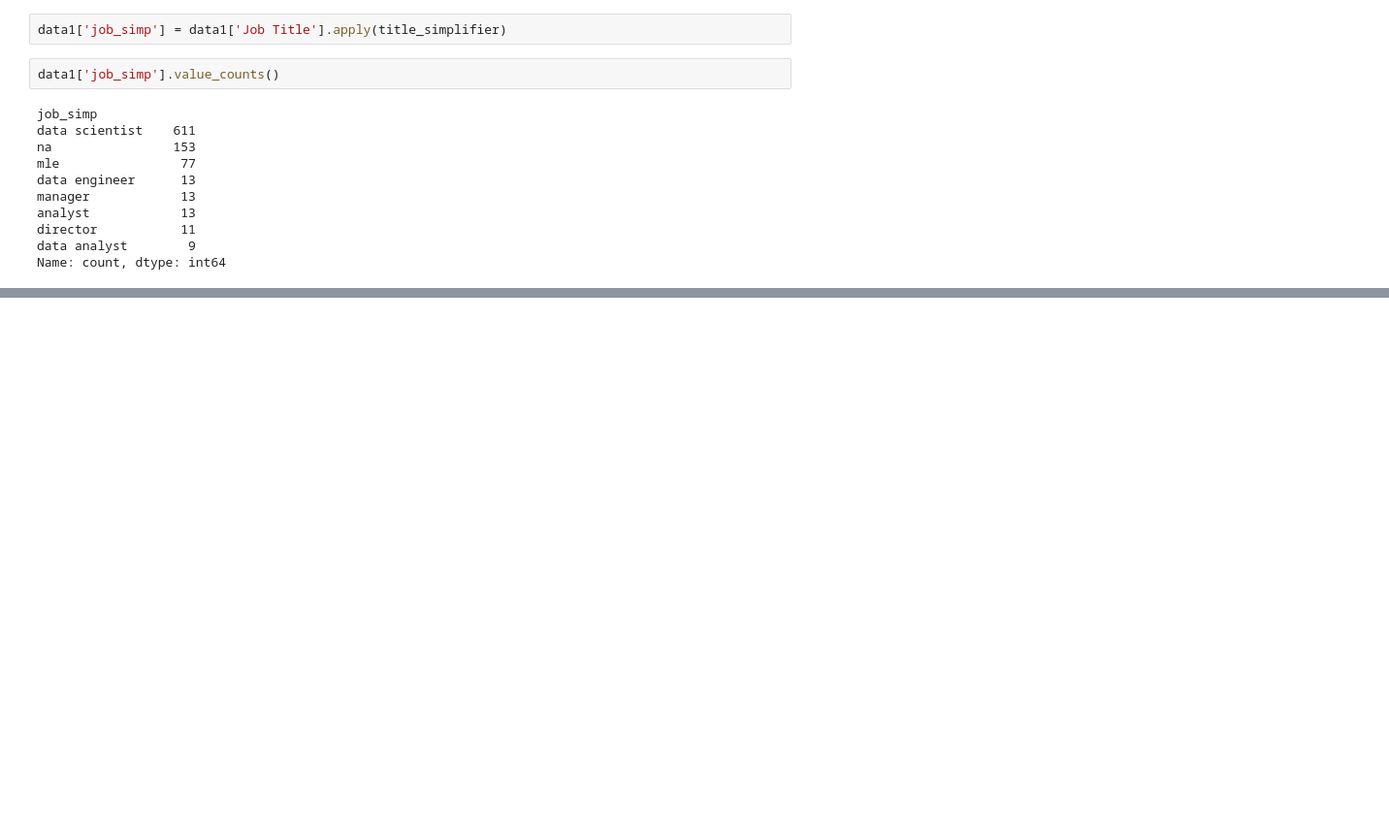
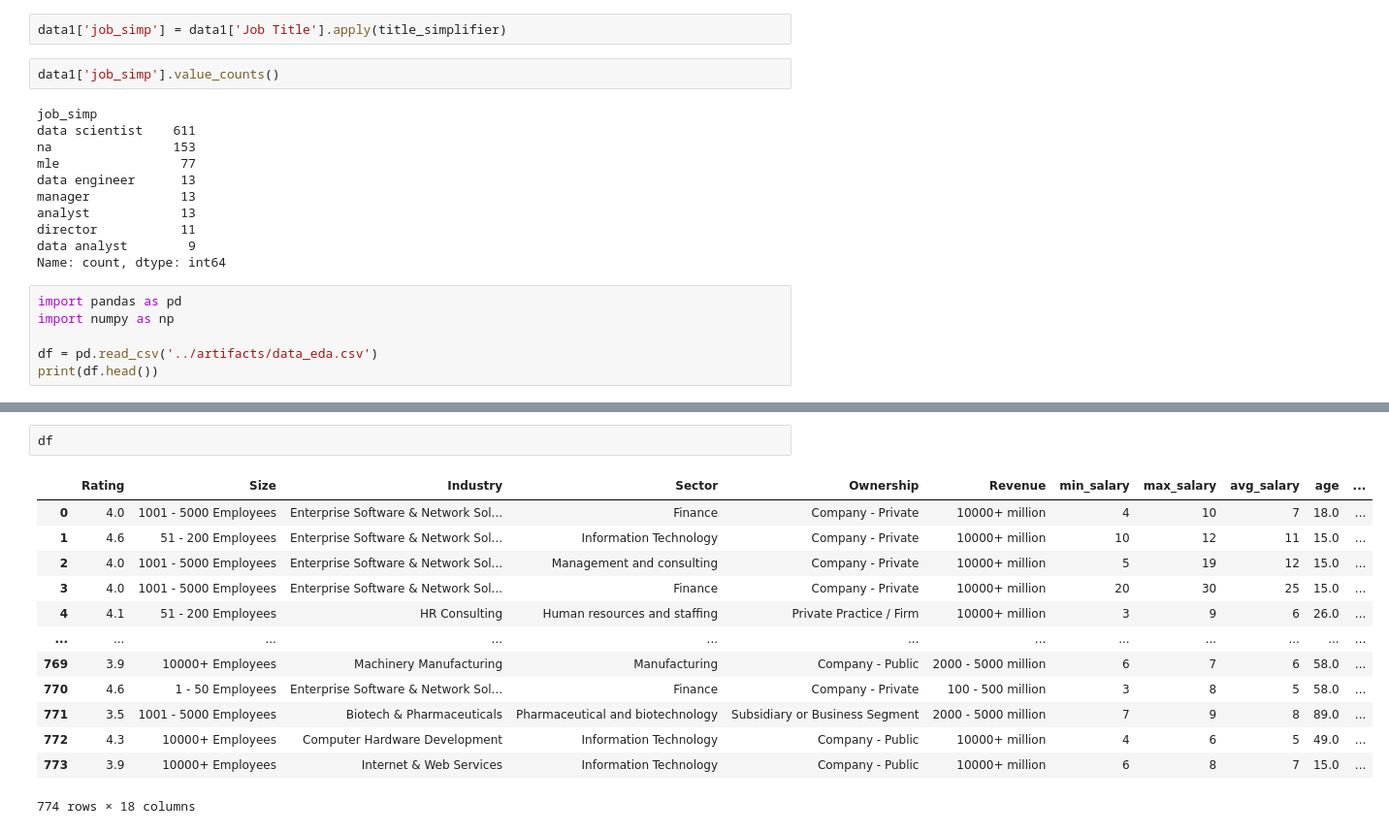
Before and after one commit to Dhanush-Raj1/Data-Science-Salary-Project, a Jupyter notebook: Rough/untitled.ipynb, the cells around one changed output, grey strips where cells are left out. Shown: that part at 97% size. Cells and saved outputs as stored; diff of their text form; blank space fills up the shorter version.

```diff
--- a/Rough/untitled.ipynb
+++ b/Rough/untitled.ipynb
@@ -138,3 +138,9 @@ analyst            13
 director           11
 data analyst        9
 Name: count, dtype: int64
+# %%
+import pandas as pd
+import numpy as np
+
+df = pd.read_csv('../artifacts/data_eda.csv')
+print(df.head())
@@ -140,0 +165,16 @@ Name: count, dtype: int64
+# %%
+df
+# %% [output]
+|  | Rating | Size | Industry | Sector | Ownership | Revenue | min_salary | max_salary | avg_salary | age | ... |
+| 0 | 4.0 | 1001 - 5000 Employees | Enterprise Software & Network Sol... | Finance | Company - Private | 10000+ million | 4 | 10 | 7 | 18.0 | ... |
+| 1 | 4.6 | 51 - 200 Employees | Enterprise Software & Network Sol... | Information Technology | Company - Private | 10000+ million | 10 | 12 | 11 | 15.0 | ... |
+| 2 | 4.0 | 1001 - 5000 Employees | Enterprise Software & Network Sol... | Management and consulting | Company - Private | 10000+ million | 5 | 19 | 12 | 15.0 | ... |
+| 3 | 4.0 | 1001 - 5000 Employees | Enterprise Software & Network Sol... | Finance | Company - Private | 10000+ million | 20 | 30 | 25 | 15.0 | ... |
+| 4 | 4.1 | 51 - 200 Employees | HR Consulting | Human resources and staffing | Private Practice / Firm | 10000+ million | 3 | 9 | 6 | 26.0 | ... |
+| ... | ... | ... | ... | ... | ... | ... | ... | ... | ... | ... | ... |
+| 769 | 3.9 | 10000+ Employees | Machinery Manufacturing | Manufacturing | Company - Public | 2000 - 5000 million | 6 | 7 | 6 | 58.0 | ... |
+| 770 | 4.6 | 1 - 50 Employees | Enterprise Software & Network Sol... | Finance | Company - Private | 100 - 500 million | 3 | 8 | 5 | 58.0 | ... |
+| 771 | 3.5 | 1001 - 5000 Employees | Biotech & Pharmaceuticals | Pharmaceutical and biotechnology | Subsidiary or Business Segment | 2000 - 5000 million | 7 | 9 | 8 | 89.0 | ... |
+| 772 | 4.3 | 10000+ Employees | Computer Hardware Development | Information Technology | Company - Public | 10000+ million | 4 | 6 | 5 | 49.0 | ... |
+| 773 | 3.9 | 10000+ Employees | Internet & Web Services | Information Technology | Company - Public | 10000+ million | 6 | 8 | 7 | 15.0 | ... |
+774 rows × 18 columns
```
Also changed, not shown: parts of 35 cells of this notebook, 12 other files.
